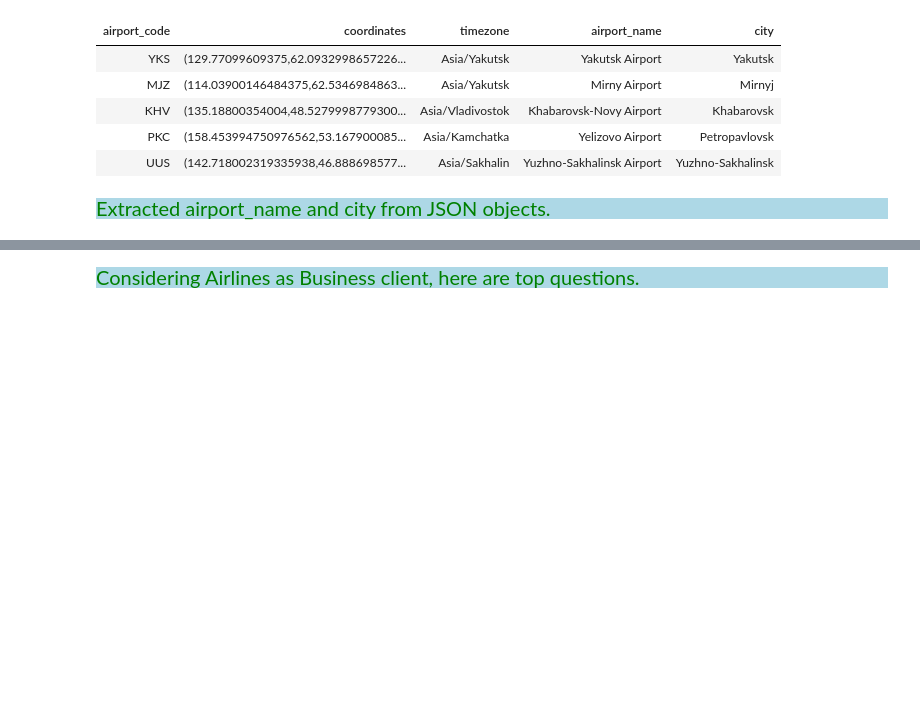
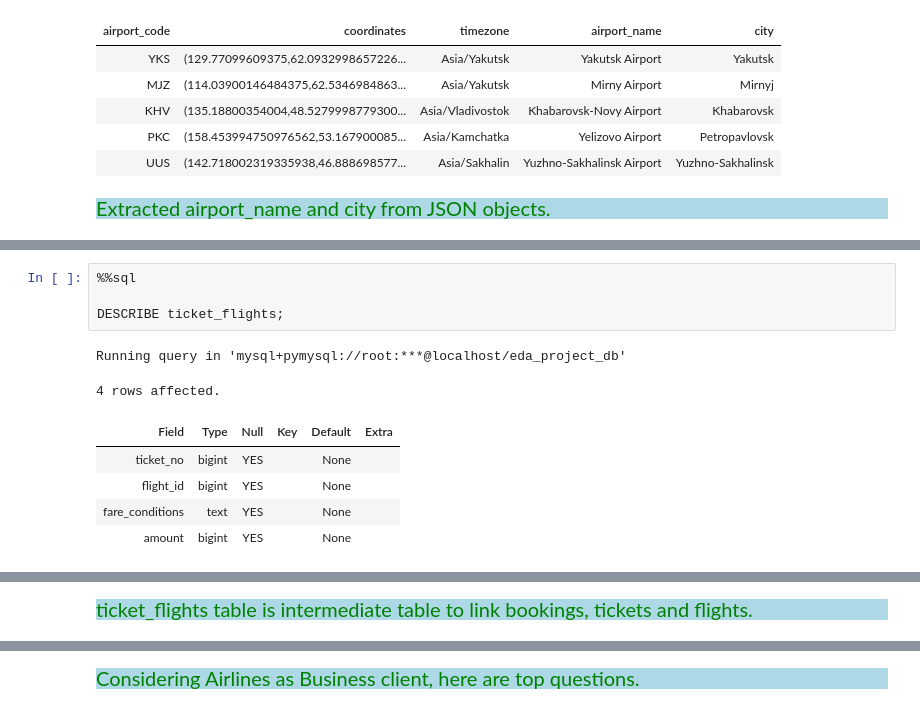
Before and after one commit to Kartika-Nidhi/Airlines_Operation_Analysis_SQL, a Jupyter notebook: AirlinesAnalysisSQl.ipynb, the cells around one changed output, grey strips where cells are left out. Drawn from its saved outputs; the diff is of its cells as text; blank space fills up the shorter version.

Commit message:
Individual Table Inspection completed

```diff
--- a/AirlinesAnalysisSQl.ipynb
+++ b/AirlinesAnalysisSQl.ipynb
@@ -203,6 +262,20 @@ Running query in 'mysql+pymysql://root:***@localhost/eda_project_db'
+# %%
+%%sql
+
+DESCRIBE ticket_flights;
+# %% [output]
+Running query in 'mysql+pymysql://root:***@localhost/eda_project_db'
+4 rows affected.
+| Field | Type | Null | Key | Default | Extra |
+| ticket_no | bigint | YES |  | None |  |
+| flight_id | bigint | YES |  | None |  |
+| fare_conditions | text | YES |  | None |  |
+| amount | bigint | YES |  | None |  |
 # %% [markdown]
 <div
 >
+# %% [markdown]
+<div style = "background-color:lightblue; color:green; font-size:20px; text-align:justify">ticket_flights table is intermediate table to link bookings, tickets and flights.
 # %% [markdown]
 <div>
 # %% [markdown]
```
Also changed, not shown: parts of 10 cells of this notebook.
